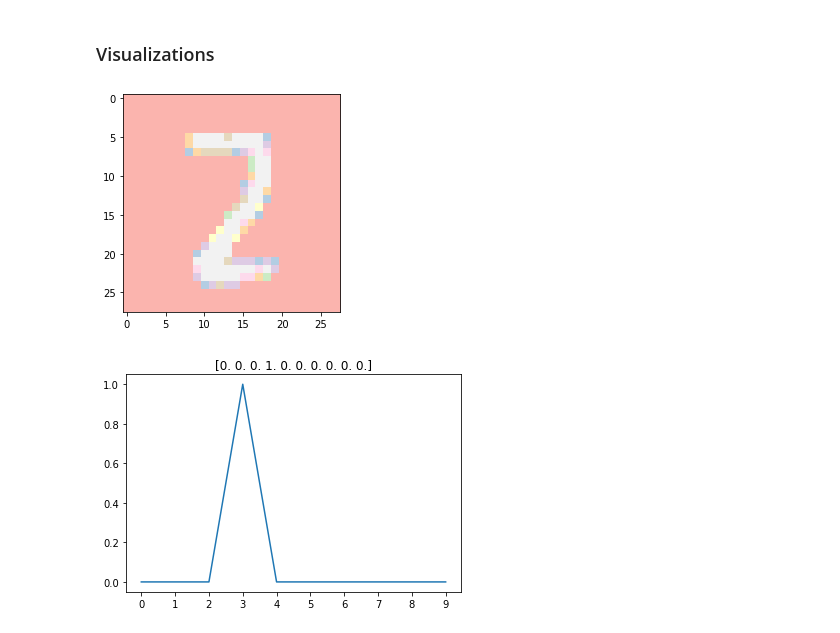
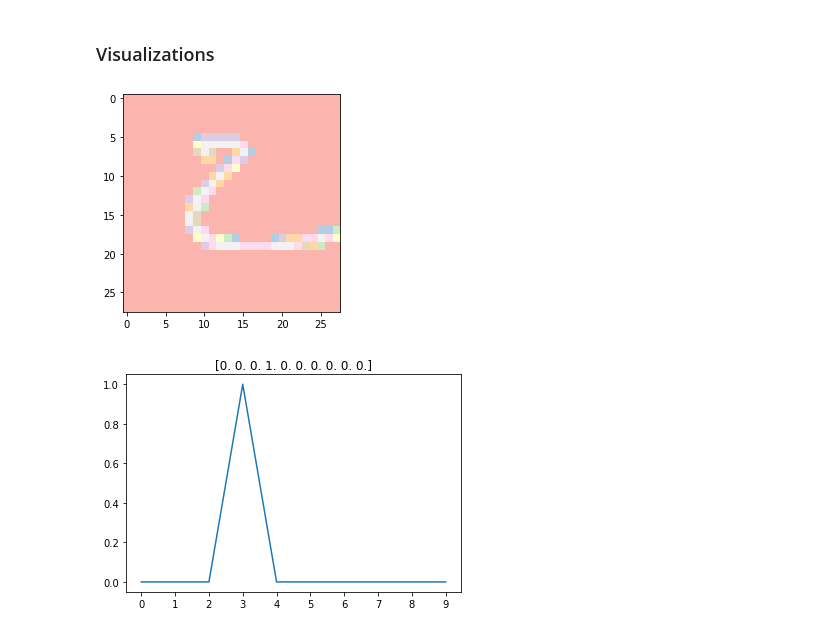
Before and after one commit to arpithagurumurthy/CMPE258_DeepLearning, a Jupyter notebook: CMPE258_Assignment4/HW4_Numpy.ipynb, the cells around one changed output. Drawn from its saved outputs; the diff is of its cells as text; code cells hidden in the pictures.

```diff
--- a/CMPE258_Assignment4/HW4_Numpy.ipynb
+++ b/CMPE258_Assignment4/HW4_Numpy.ipynb
@@ -186,11 +186,11 @@ test_labels_one_hot[test_labels_one_hot==1] = 0.99
 # %% [markdown]
 ### Visualizations
 # %%
-img = train_imgs[i].reshape((28,28))
+img = train_imgs[0].reshape((28,28))
 plt.imshow(img, cmap="Pastel1")
 plt.show()
 # %% [output]
-[figure, old version]
+[figure, new version]
 # %%
 # Encode labels to one hot vectors (ex : 2 -> [0,0,1,0,0,0,0,0,0,0])
 Y_train = train["label"]
```
Also changed, not shown: parts of 10 cells of this notebook, 1 other file.
